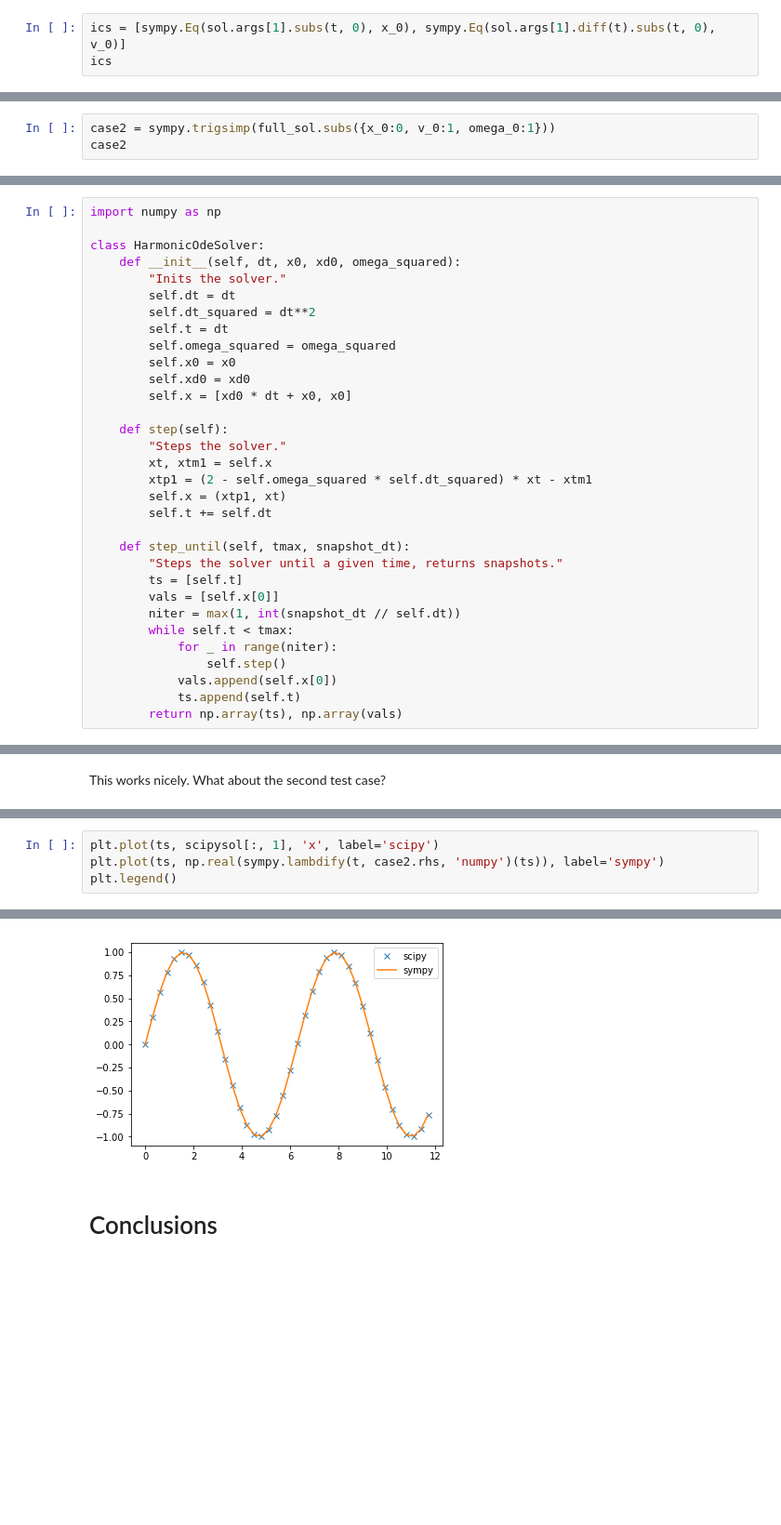
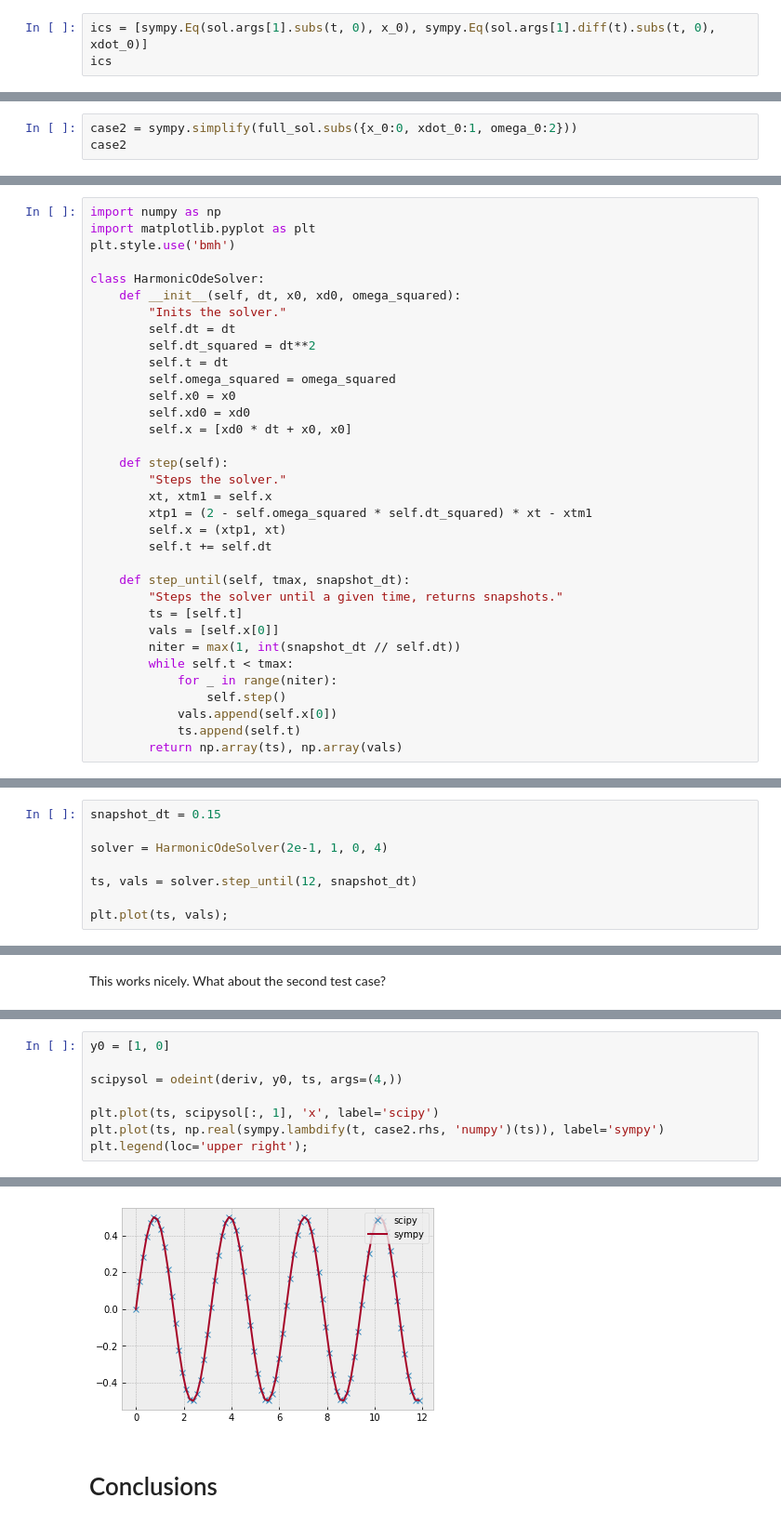
Before and after one commit to flothesof/posts, a Jupyter notebook: 20170414_HarmonicOscillator.ipynb, the cells around one changed output, grey strips where cells are left out. Shown at 93% size. Drawn from its saved outputs; the diff is of its cells as text; blank space fills up the shorter version.

```diff
--- a/20170414_HarmonicOscillator.ipynb
+++ b/20170414_HarmonicOscillator.ipynb
@@ -56,6 +56,6 @@ sol
 # %% [markdown]
 And define our initial conditions and solve for them:
 # %%
-ics = [sympy.Eq(sol.args[1].subs(t, 0), x_0), sympy.Eq(sol.args[1].diff(t).subs(t, 0), v_0)]
+ics = [sympy.Eq(sol.args[1].subs(t, 0), x_0), sympy.Eq(sol.args[1].diff(t).subs(t, 0), xdot_0)]
 ics
 # %% [output]
@@ -94,6 +92,6 @@ sympy.plot(case1.rhs)
 # %% [markdown]
 Let's look at our second solution.
 # %%
-case2 = sympy.trigsimp(full_sol.subs({x_0:0, v_0:1, omega_0:1}))
+case2 = sympy.simplify(full_sol.subs({x_0:0, xdot_0:1, omega_0:2}))
 case2
 # %% [output]
@@ -131,6 +127,8 @@ To solve this, I wrote a class in the next cell called `HarmonicOdeSolver`. It p
 - `step_until` that iterates the numerical system until a given time and returns snapshots of the solution at certain points chosen by the user
 # %%
 import numpy as np
+import matplotlib.pyplot as plt
+plt.style.use('bmh')
 
 class HarmonicOdeSolver:
     def __init__(self, dt, x0, xd0, omega_squared):
@@ -178,0 +164,8 @@ plt.plot(ts, vals)
+# %%
+snapshot_dt = 0.15
+
+solver = HarmonicOdeSolver(2e-1, 1, 0, 4)
+
+ts, vals = solver.step_until(12, snapshot_dt)
+
+plt.plot(ts, vals);
@@ -282,5 +269,9 @@ scipysol = odeint(deriv, y0, ts, args=(1,))
 # %%
+y0 = [1, 0]
+
+scipysol = odeint(deriv, y0, ts, args=(4,))
+
 plt.plot(ts, scipysol[:, 1], 'x', label='scipy')
 plt.plot(ts, np.real(sympy.lambdify(t, case2.rhs, 'numpy')(ts)), label='sympy')
-plt.legend()
+plt.legend(loc='upper right');
 # %% [output]
@@ -288,4 +278,4 @@ plt.legend()
-[figure, old version]
+[figure, new version]
 # %% [markdown]
 # Conclusions
 # %% [markdown]
```
Also changed, not shown: parts of 36 cells of this notebook.
